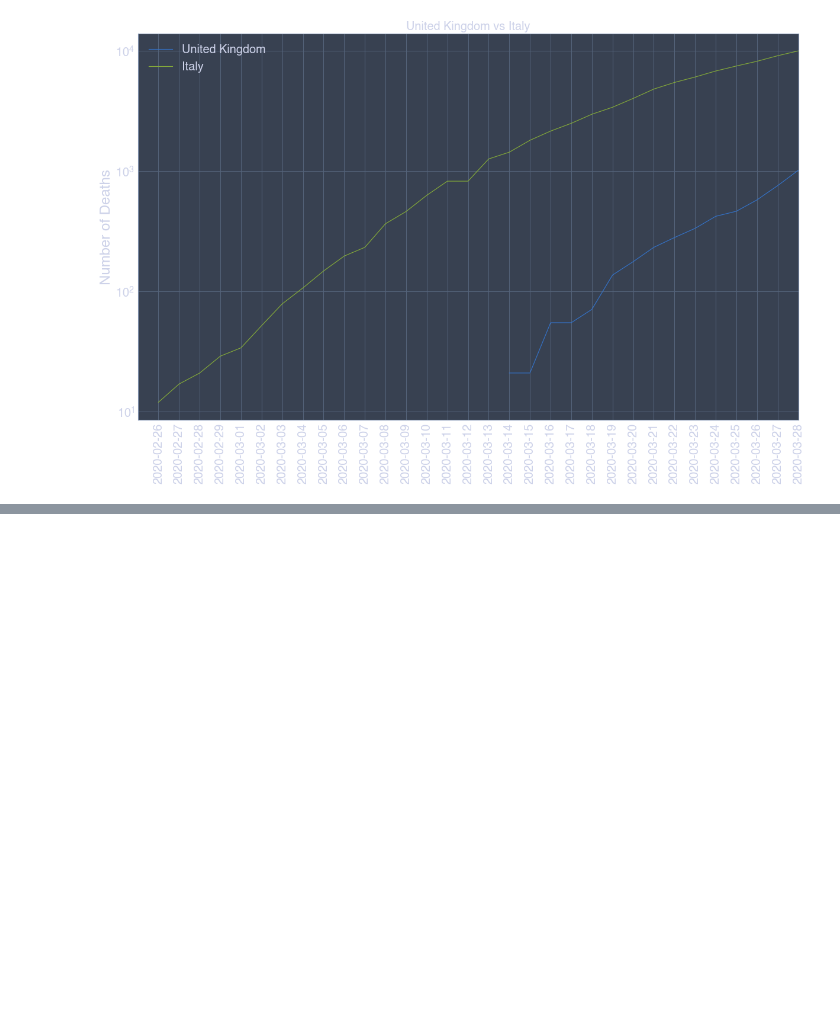
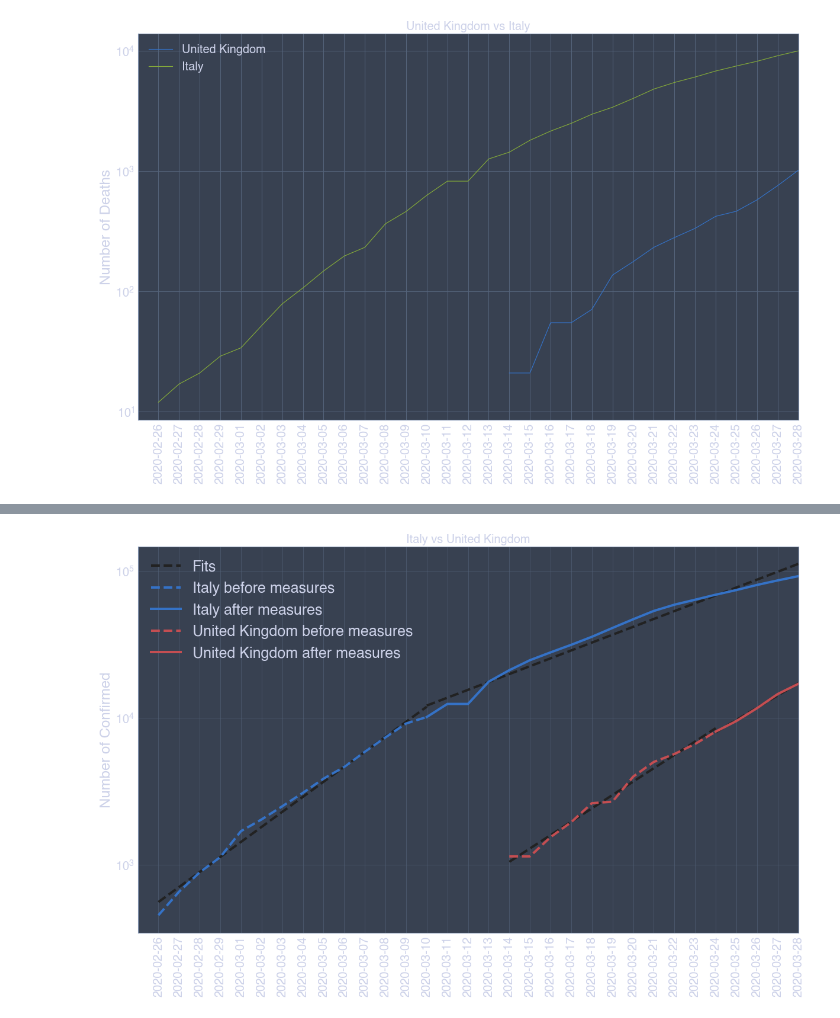
Before and after one commit to alex-rpd/nCoV2019, a Jupyter notebook: nCoV analysis.ipynb, the cells around one changed output, grey strips where cells are left out. Saved outputs shown, nothing was run; the diff lists cells and outputs as text; code cells hidden in the pictures; blank space fills up the shorter version.

```diff
--- a/nCoV analysis.ipynb
+++ b/nCoV analysis.ipynb
@@ -868,0 +979,98 @@ plt.show()
+# %%
+country1 = 'Italy'
+country2 = 'United Kingdom'
+metric = 'Confirmed'
+
+x1a = foo[(foo['Province/State'] == country1) &
+         (foo['Date'] <= nationwide_measures[country1])]['Date']
+x1b = foo[(foo['Province/State'] == country1) &
+         (foo['Date'] >= nationwide_measures[country1])]['Date']
+x2a = foo[(foo['Province/State'] == country2) &
+         (foo['Date'] <= nationwide_measures[country2])]['Date']
+x2b = foo[(foo['Province/State'] == country2) &
+         (foo['Date'] >= nationwide_measures[country2])]['Date']
+
+
+y1a = foo[(foo['Province/State'] == country1) &
+         (foo['Date'] <= nationwide_measures[country1])][metric]
+y1b = foo[(foo['Province/State'] == country1) &
+         (foo['Date'] >= nationwide_measures[country1])][metric]
+y2a = foo[(foo['Province/State'] == country2) &
+         (foo['Date'] <= nationwide_measures[country2])][metric]
+y2b = foo[(foo['Province/State'] == country2) &
+         (foo['Date'] >= nationwide_measures[country2])][metric]
+
+# y1 = foo[foo['Province/State'] == country1]['Confirmed Cases']
+# y2 = foo[foo['Province/State'] == country2]['Confirmed Cases']
+fig, ax = plt.subplots(figsize=(20, 12))
+
+days = mdates.DayLocator()
+years = mdates.YearLocator()   # every year
+months = mdates.MonthLocator()  # every month
+years_fmt = mdates.DateFormatter('%Y')
+ax.xaxis.set_major_locator(days)
+ax.set_xlim(np.datetime64('2020-02-25'), max(x1b))
+
+
+# ________________________________________________________________________________ FITS
+regressor = LinearRegression()
+transformer = FunctionTransformer(np.log, validate=True)
+
+######################a
+x1a_samp = np.array(range(0, len(x1a))).reshape((-1,1))
+y1a_samp = np.reshape(y1a.values, (-1, 1))
+y1a_trans = transformer.fit_transform(y1a_samp)
+
+model = regressor.fit(x1a_samp, y1a_trans)
+y1a_fit = model.predict(x1a_samp)
+######################
+x1b_samp = np.array(range(0, len(x1b))).reshape((-1,1))
+y1b_samp = np.reshape(y1b.values, (-1, 1))
+y1b_trans = transformer.fit_transform(y1b_samp)
+
+model = regressor.fit(x1b_samp, y1b_trans)
+y1b_fit = model.predict(x1b_samp)
+######################
+x2a_samp = np.array(range(0, len(x2a))).reshape((-1,1))
+y2a_samp = np.reshape(y2a.values, (-1, 1))
+y2a_trans = transformer.fit_transform(y2a_samp)
+
+model = regressor.fit(x2a_samp, y2a_trans)
+y2a_fit = model.predict(x2a_samp)
+######################
+x2b_samp = np.array(range(0, len(x2b))).reshape((-1,1))
+y2b_samp = np.reshape(y2b.values, (-1, 1))
+y2b_trans = transformer.fit_transform(y2b_samp)
+
+model = regressor.fit(x2b_samp, y2b_trans)
+y2b_fit = model.predict(x2b_samp)
+# ________________________________________________________________________________ FITS
+ax.semilogy(x1a, np.exp(y1a_fit), '--k', linewidth = 4)
+ax.semilogy(x1b, np.exp(y1b_fit), '--k', linewidth = 4)
+ax.semilogy(x2a, np.exp(y2a_fit), '--k', linewidth = 4)
+ax.semilogy(x2b, np.exp(y2b_fit), '--k', linewidth = 4, label = 'Fits')
+
+
+
+ax.semilogy(x1a, y1a, '--b', linewidth = 4, label = f'{country1} before measures')
+ax.semilogy(x1b, y1b, 'b', linewidth = 4, label = f'{country1} after measures')
+
+ax.semilogy(x2a, y2a, '--r', linewidth = 4, label = f'{country2} before measures')
+ax.semilogy(x2b, y2b, 'r', linewidth = 4, label = f'{country2} after measures')
+
+
+ax.set_title(f'{country1} vs {country2}', fontsize = 20)
+ax.set_ylabel(f'Number of {metric}', fontsize = 24)
+ax.tick_params(axis = 'x', labelsize=20, rotation=90)
+ax.tick_params(axis = 'y', labelsize=20)
+ax.set_xticks(x4)
+
+
+ax.grid(linewidth=0.6)
+
+plt.legend(frameon=False, fontsize=25)
+plt.savefig(f'{country1} vs {country2} {metric}.png', dpi = 600, bbox_inches= 'tight')
+
+plt.show()
+# %% [output]
+[figure, added]
```
Also changed, not shown: parts of 20 cells of this notebook, 5 other files.
